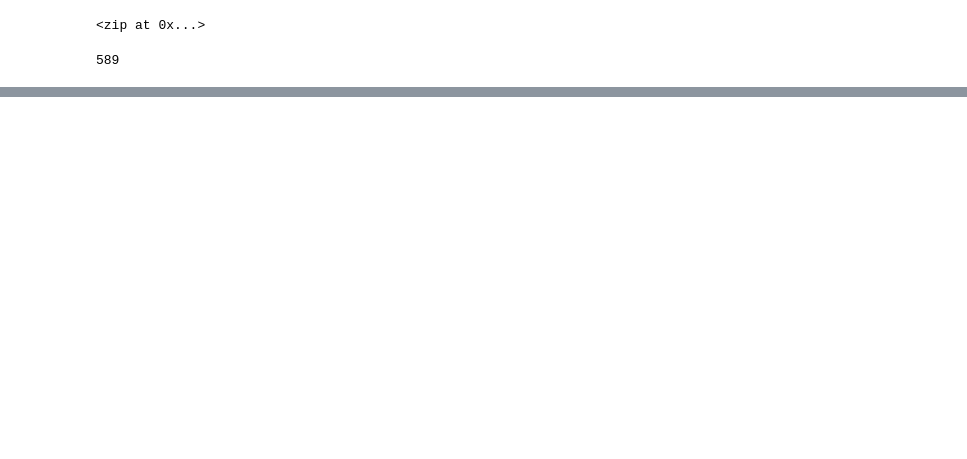
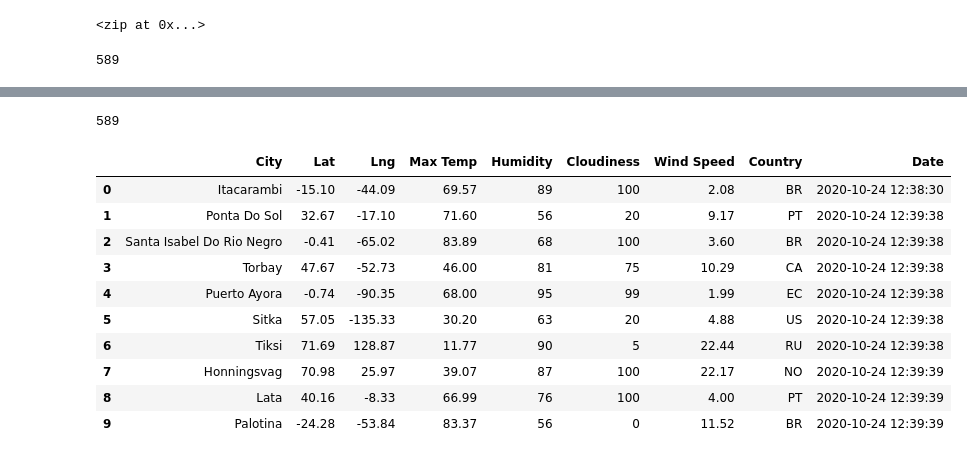
Before and after one commit to sandywhitley/World_Weather_Analysis, a Jupyter notebook: WeatherPy.ipynb, the cells around one changed output, grey strips where cells are left out. Drawn from its saved outputs; the diff is of its cells as text; code cells hidden in the pictures; blank space fills up the shorter version.

```diff
--- a/WeatherPy.ipynb
+++ b/WeatherPy.ipynb
@@ -33,0 +40,4 @@ len(cities)
+# %%
+# Starting URL for Weather Map API Call.
+url = "http://api.openweathermap.org/data/2.5/weather?units=Imperial&APPID=6d755a1ede82d8c6d8fbbafc342987ae"
+print(url)
@@ -33,0 +49,11 @@ len(cities)
+# %%
+# Create an empty list to hold the weather data.
+city_data = []
+
+# Print the beginning of the logging.
+print("Beginning Data Retrieval     ")
+print("-----------------------------")
+
+# Create counters.
+record_count = 1
+set_count = 1
@@ -33,0 +63,10 @@ len(cities)
+# %%
+# Loop through all the cities in our list.
+for i in range(len(cities)):
+
+    # Group cities in sets of 50 for logging purposes.
+    if (i % 50 == 0 and i >= 50):
+        set_count += 1
+        record_count = 1
+    # Create endpoint URL with each city.
+    city_url = url + "&q=" + "i"
@@ -33,0 +142,21 @@ len(cities)
+# %%
+# Print the city count to confirm sufficient count.
+len(cities)
+# %% [output]
+589
+# %%
+# Convert the array of dictionaries to a Pandas DataFrame.
+city_data_df = pd.DataFrame(city_data)
+city_data_df.head(10)
+# %% [output]
+|  | City | Lat | Lng | Max Temp | Humidity | Cloudiness | Wind Speed | Country | Date |
+| 0 | Itacarambi | -15.10 | -44.09 | 69.57 | 89 | 100 | 2.08 | BR | 2020-10-24 12:38:30 |
+| 1 | Ponta Do Sol | 32.67 | -17.10 | 71.60 | 56 | 20 | 9.17 | PT | 2020-10-24 12:39:38 |
+| 2 | Santa Isabel Do Rio Negro | -0.41 | -65.02 | 83.89 | 68 | 100 | 3.60 | BR | 2020-10-24 12:39:38 |
+| 3 | Torbay | 47.67 | -52.73 | 46.00 | 81 | 75 | 10.29 | CA | 2020-10-24 12:39:38 |
+| 4 | Puerto Ayora | -0.74 | -90.35 | 68.00 | 95 | 99 | 1.99 | EC | 2020-10-24 12:39:38 |
+| 5 | Sitka | 57.05 | -135.33 | 30.20 | 63 | 20 | 4.88 | US | 2020-10-24 12:39:38 |
+| 6 | Tiksi | 71.69 | 128.87 | 11.77 | 90 | 5 | 22.44 | RU | 2020-10-24 12:39:38 |
+| 7 | Honningsvag | 70.98 | 25.97 | 39.07 | 87 | 100 | 22.17 | NO | 2020-10-24 12:39:39 |
+| 8 | Lata | 40.16 | -8.33 | 66.99 | 76 | 100 | 4.00 | PT | 2020-10-24 12:39:39 |
+| 9 | Palotina | -24.28 | -53.84 | 83.37 | 56 | 0 | 11.52 | BR | 2020-10-24 12:39:39 |
```
Also changed, not shown: parts of 7 cells of this notebook.
